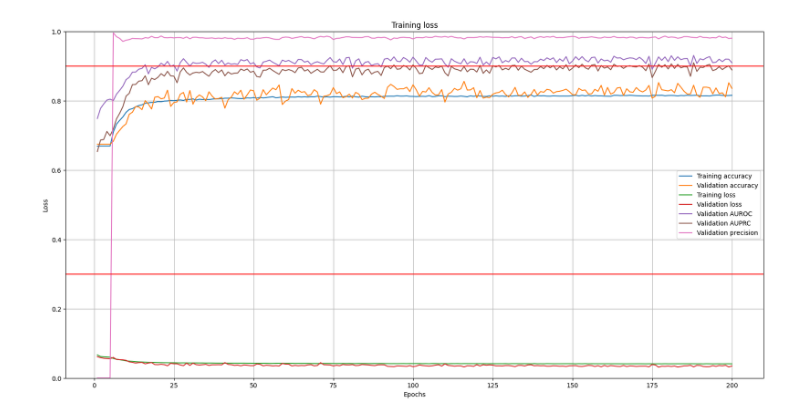
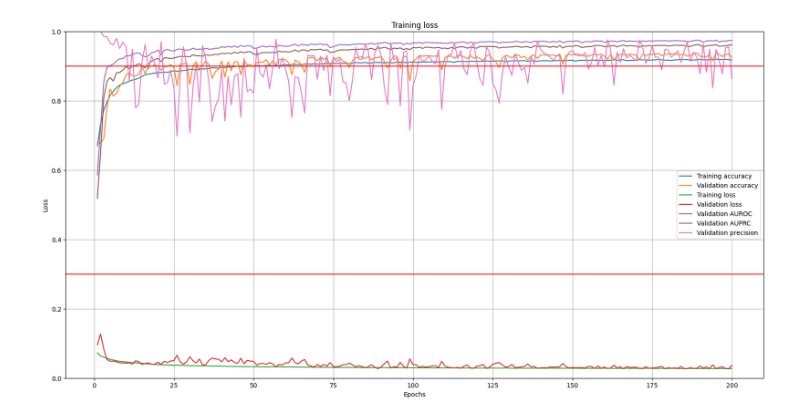
Before and after one commit to Dinuka-1999/BraiNeoCare, a Jupyter notebook: CNN_with_GAT.ipynb, the cells around one changed output. Saved outputs shown, nothing was run; the diff lists cells and outputs as text; code cells hidden in the pictures.

```diff
--- a/CNN_with_GAT.ipynb
+++ b/CNN_with_GAT.ipynb
@@ -45,5 +45,6 @@ adj=tf.constant(adj,dtype=tf.float32)
 # %%
 class GATLayer(layers.Layer):
+
     def __init__(self,output_dim):
         super(GATLayer, self).__init__()
         self.output_dim = output_dim
@@ -70,7 +71,7 @@ class GATLayer(layers.Layer):
 Input= keras.Input(shape=(12,384,1))
 
 x= layers.Conv2D(4,(1,5),activation='relu',padding='same')(Input)
-x= layers.SpatialDropout2D(0.2)(x)
+# x= layers.SpatialDropout2D(0.2)(x)
 x= layers.Conv2D(8,(1,5),activation='relu',padding='same')(x)
 # x= layers.concatenate([x,y])
 x= layers.MaxPool2D((1,2))(x)
@@ -78,7 +79,7 @@ x= layers.BatchNormalization()(x)
 x= layers.SpatialDropout2D(0.2)(x)
 
 x= layers.Conv2D(16,(1,5),activation='relu',padding='same')(x)
-x= layers.SpatialDropout2D(0.25)(x)
+# x= layers.SpatialDropout2D(0.2)(x)
 x= layers.Conv2D(32,(1,5),activation='relu',padding='same')(x)
 # x= layers.concatenate([x,y])
 x= layers.MaxPool2D((1,2))(x)
@@ -86,7 +87,7 @@ x= layers.BatchNormalization()(x)
 x= layers.SpatialDropout2D(0.2)(x)
 
 x= layers.Conv2D(8,(1,5),activation='relu',padding='same')(x)
-x= layers.SpatialDropout2D(0.25)(x)
+# x= layers.SpatialDropout2D(0.2)(x)
 x= layers.Conv2D(8,(1,5),activation='relu',padding='same')(x)
 # x= layers.add([x,y])
 x= layers.MaxPool2D((1,2))(x)
@@ -94,11 +95,10 @@ x= layers.BatchNormalization()(x)
 x= layers.SpatialDropout2D(0.2)(x)
 
 x= layers.Conv2D(1,(1,5),activation='relu',padding='same')(x)
-x= layers.SpatialDropout2D(0.25)(x)
+# x= layers.SpatialDropout2D(0.2)(x)
 x= layers.Conv2D(1,(1,5),activation='relu',padding='same')(x)
 # x= layers.add([x,y])
 x= layers.MaxPool2D((1,2))(x)
-
 x= layers.Reshape((12,24))(x)
 
 x= GATLayer(37)(x,adj)
@@ -106,10 +106,10 @@ x= GATLayer(32)(x,adj)
 x= GATLayer(16)(x,adj)
 
 x = layers.GlobalAveragePooling1D()(x)
-# x = layers.Dropout(0.2)(x)
-# x= layers.Dense(32,activation='relu')(x)
+x = layers.Dropout(0.2)(x)
+x= layers.Dense(32,activation='relu')(x)
+x= layers.Dropout(0.2)(x)
 x = layers.Dense(16,activation='relu')(x)
-# x = layers.Dropout(0.25)(x)
 x = layers.Dense(1,activation='sigmoid')(x)
 
 model = keras.Model(inputs=Input, outputs=x)
@@ -134,8 +134,8 @@ Trainable params: 8242 (32.20 KB)
 Non-trainable params: 96 (384.00 Byte)
 _________________________________________________________________
 # %%
-optimizer=keras.optimizers.Adam(learning_rate=0.001,weight_decay=0.0001)
-loss=keras.losses.BinaryFocalCrossentropy(from_logits=False,gamma=2,alpha=0.75,apply_class_balancing=True)
+optimizer=keras.optimizers.Adam(learning_rate=0.001,weight_decay=0.002)
+loss=keras.losses.BinaryFocalCrossentropy(from_logits=False,gamma=2,alpha=0.4,apply_class_balancing=True)
 # loss=keras.losses.BinaryCrossentropy(from_logits=False)
 F1=keras.metrics.F1Score(threshold=0.5, name='F1', dtype=None)
 precall = keras.metrics.Precision()
@@ -144,7 +144,7 @@ AUROC = keras.metrics.AUC(curve='ROC', name = 'AUROC')
 AUPRC = keras.metrics.AUC(curve='PR', name = 'AUPRC')
 model.compile(optimizer=optimizer,loss=loss,metrics=['accuracy',F1, AUROC, AUPRC, precall, recall])
 # %%
-# checkpoint_path = "GAT_model/cp_{epoch:04d}.ckpt"
-# checkpoint_dir = os.path.dirname(checkpoint_path)
-# cp_callback=keras.callbacks.ModelCheckpoint(filepath=checkpoint_path,save_weights_only=True,verbose=0,save_best_only=True,monitor='val_accuracy')
-history=model.fit(x_train,y_train,epochs=200,batch_size=256,verbose=1,validation_data=(x_test,y_test))#,callbacks=[cp_callback])
+checkpoint_path = "GAT_model/cp_{epoch:04d}.ckpt"
+checkpoint_dir = os.path.dirname(checkpoint_path)
+cp_callback=keras.callbacks.ModelCheckpoint(filepath=checkpoint_path,save_weights_only=False,verbose=0,save_best_only=True,monitor='val_accuracy')
+history=model.fit(x_train,y_train,epochs=200,batch_size=512,verbose=1,validation_data=(x_test,y_test),callbacks=[cp_callback])
@@ -178,32 +158,32 @@ with open('history_GAT.jason','r') as f:
 
 training_accuracy = history_1['accuracy']
 val_accuracy=history_1['val_accuracy']
 training_loss = history_1['loss']
 val_loss=history_1['val_loss']
 val_AUROC=history_1['val_AUROC']
 val_AUPRC=history_1['val_AUPRC']
-val_precision=history_1['val_precision']
+val_precision=history_1['val_precision_2']
 epochs = range(1, len(training_accuracy) + 1)
 
 # Plot training loss against epochs
 plt.figure(figsize=(20, 10))
 plt.plot(epochs, training_accuracy, label='Training accuracy')
 plt.plot(epochs, val_accuracy, label='Validation accuracy')
 plt.plot(epochs, training_loss, label='Training loss')
 plt.plot(epochs, val_loss, label='Validation loss')
 plt.plot(epochs, val_AUROC, label='Validation AUROC')
 plt.plot(epochs, val_AUPRC, label='Validation AUPRC')
 plt.plot(epochs, val_precision, label='Validation precision')
 
 plt.axhline(y=0.3, color='r', linestyle='-')
 
 plt.axhline(y=0.9, color='r', linestyle='-')
 plt.grid()
 plt.title('Training loss')
 plt.xlabel('Epochs')
 plt.ylabel('Loss')
 plt.ylim([0, 1])
 plt.legend()
 plt.show()
 # %% [output]
-[figure, old version]
+[figure, new version]
```
Also changed, not shown: parts of 6 cells of this notebook.
